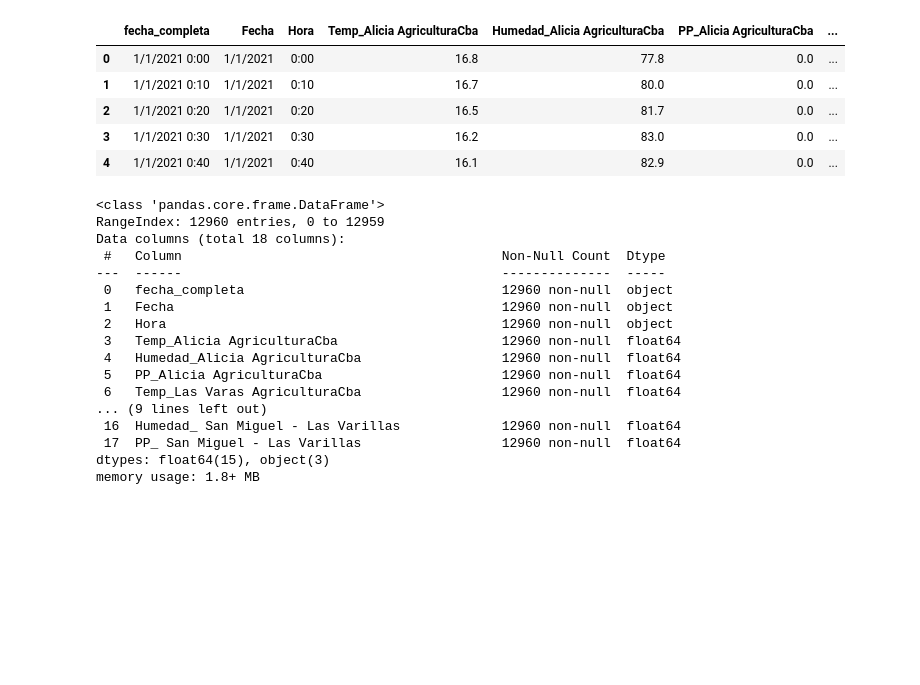
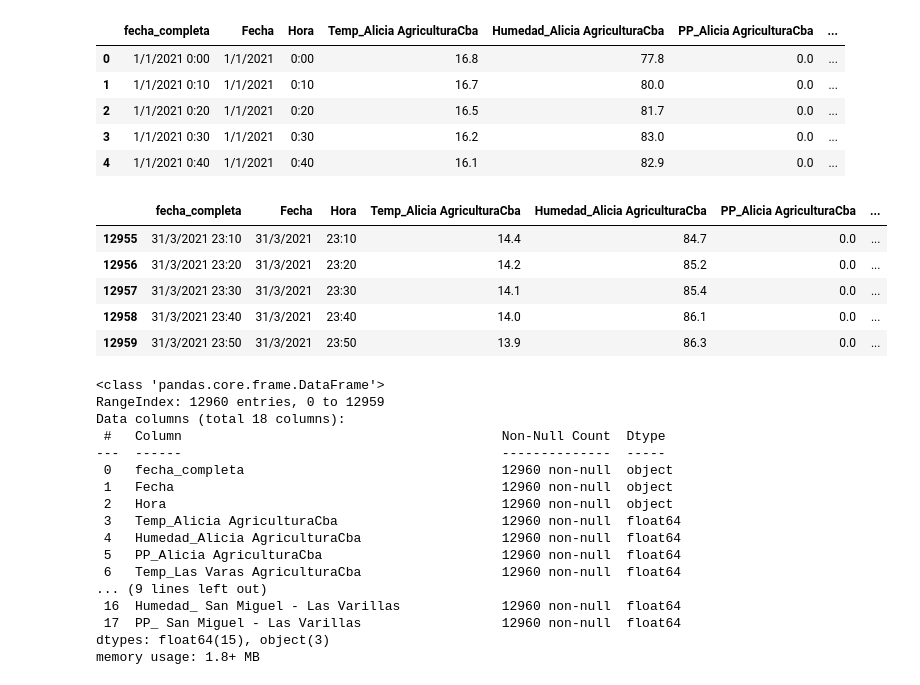
Before and after one commit to Jorge-89/Data-Science-CoderHouse, a Jupyter notebook: AED y Regresión Lineal.ipynb, the cells around one changed output. Saved outputs shown, nothing was run; the diff lists cells and outputs as text; code cells hidden in the pictures; blank space fills up the shorter version.

```diff
--- a/AED y Regresión Lineal.ipynb
+++ b/AED y Regresión Lineal.ipynb
@@ -25,6 +25,15 @@ df.head()
 | 2 | 1/1/2021 0:20 | 1/1/2021 | 0:20 | 16.5 | 81.7 | 0.0 | ... |
 | 3 | 1/1/2021 0:30 | 1/1/2021 | 0:30 | 16.2 | 83.0 | 0.0 | ... |
 | 4 | 1/1/2021 0:40 | 1/1/2021 | 0:40 | 16.1 | 82.9 | 0.0 | ... |
+# %%
+df.tail()
+# %% [output]
+|  | fecha_completa | Fecha | Hora | Temp_Alicia AgriculturaCba | Humedad_Alicia AgriculturaCba | PP_Alicia AgriculturaCba | ... |
+| 12955 | 31/3/2021 23:10 | 31/3/2021 | 23:10 | 14.4 | 84.7 | 0.0 | ... |
+| 12956 | 31/3/2021 23:20 | 31/3/2021 | 23:20 | 14.2 | 85.2 | 0.0 | ... |
+| 12957 | 31/3/2021 23:30 | 31/3/2021 | 23:30 | 14.1 | 85.4 | 0.0 | ... |
+| 12958 | 31/3/2021 23:40 | 31/3/2021 | 23:40 | 14.0 | 86.1 | 0.0 | ... |
+| 12959 | 31/3/2021 23:50 | 31/3/2021 | 23:50 | 13.9 | 86.3 | 0.0 | ... |
 # %%
 #observamos como cada columna tiene 12960 datos sin  faltantes.
 df.info()
```
Also changed, not shown: parts of 11 cells of this notebook.
